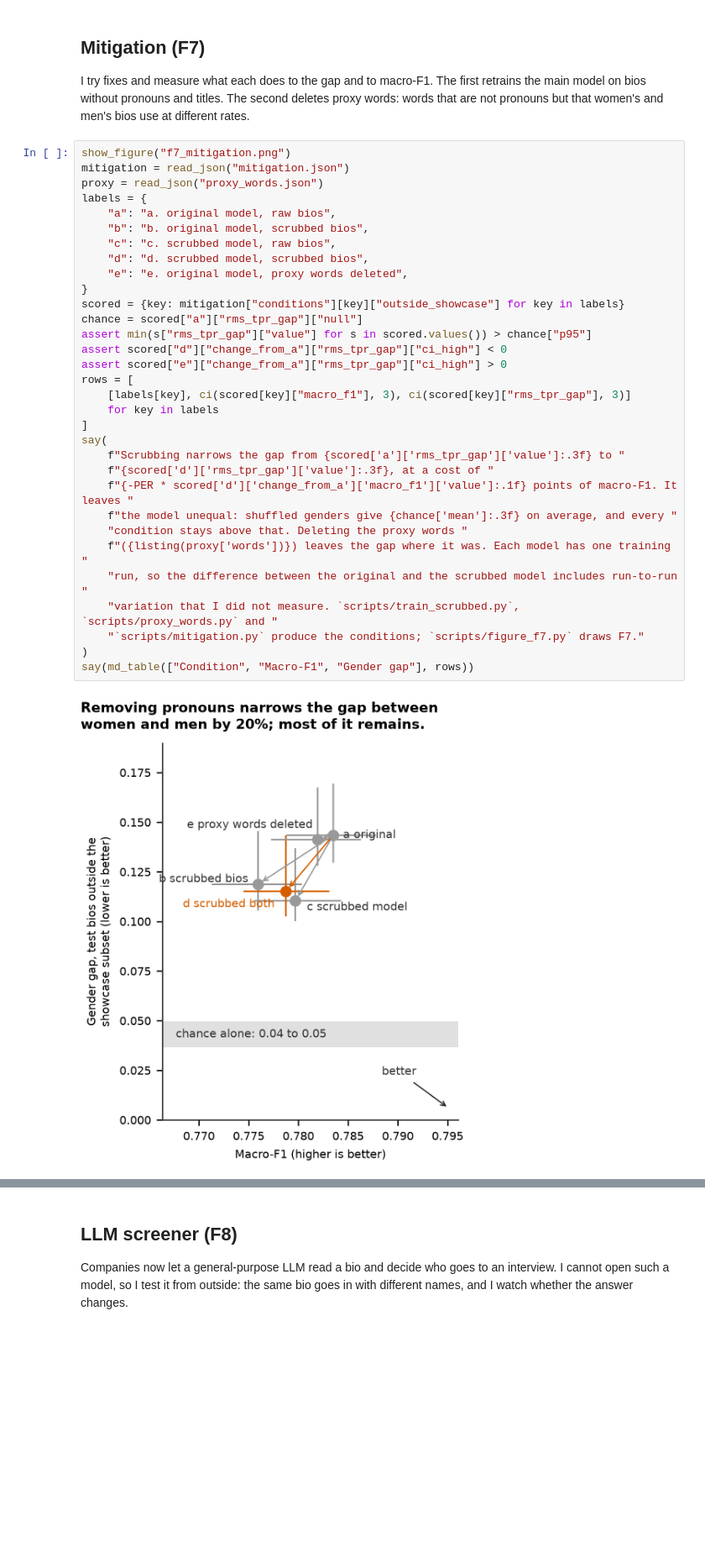
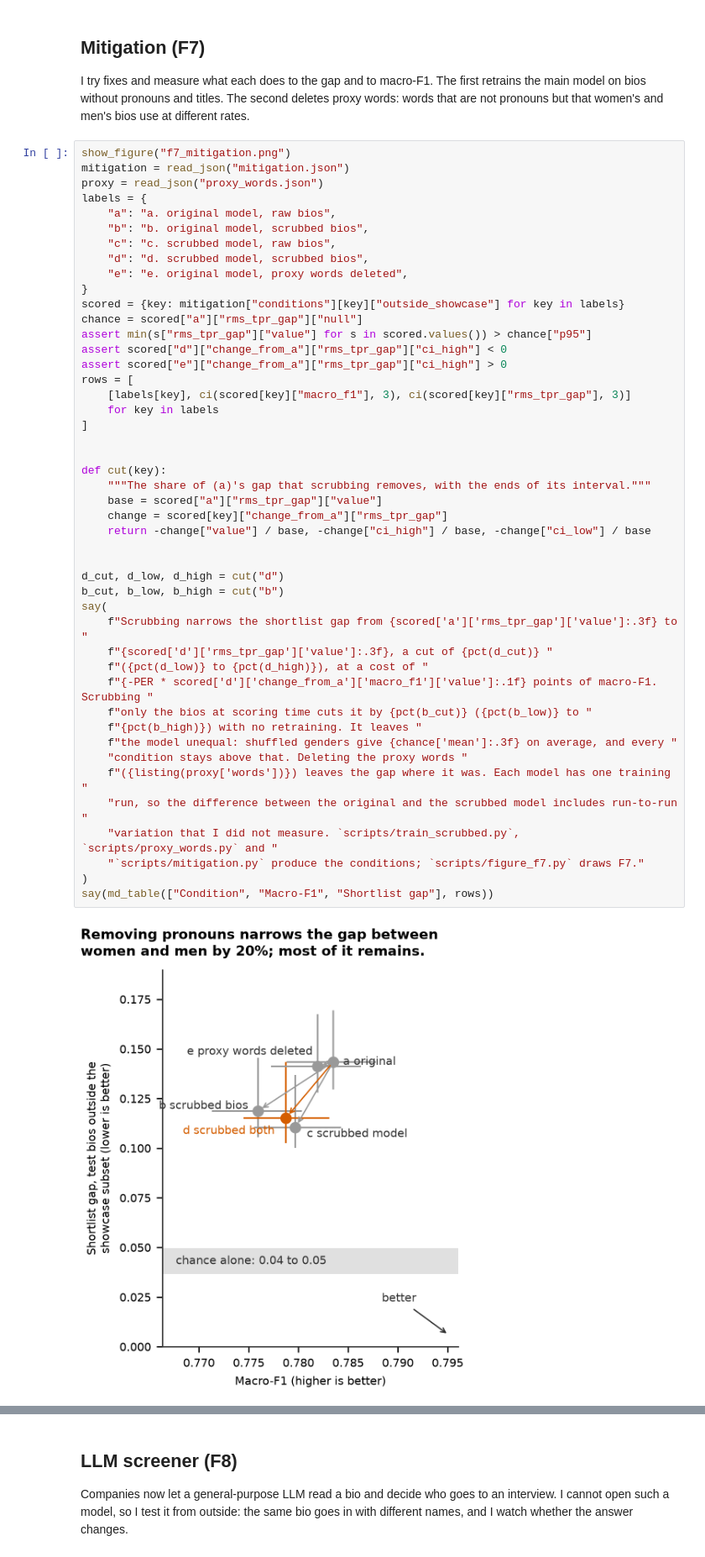
Before and after one commit to mangelv011/hiring-bias-xai, a Jupyter notebook: notebooks/audit.ipynb, the cells around one changed output, grey strips where cells are left out. Shown at 84% size. Drawn from its saved outputs; the diff is of its cells as text; blank space fills up the shorter version.

Commit message:
README, results, model card, glossary and notebook: shortlist gap, no causal wording, likely spurious word, cut with its interval, proxy limit, four origin groups, run command

```diff
--- a/notebooks/audit.ipynb
+++ b/notebooks/audit.ipynb
@@ -484,34 +494,48 @@ not pronouns but that women's and men's bios use at different rates.
 # %%
 show_figure("f7_mitigation.png")
 mitigation = read_json("mitigation.json")
 proxy = read_json("proxy_words.json")
 labels = {
     "a": "a. original model, raw bios",
     "b": "b. original model, scrubbed bios",
     "c": "c. scrubbed model, raw bios",
     "d": "d. scrubbed model, scrubbed bios",
     "e": "e. original model, proxy words deleted",
 }
 scored = {key: mitigation["conditions"][key]["outside_showcase"] for key in labels}
 chance = scored["a"]["rms_tpr_gap"]["null"]
 assert min(s["rms_tpr_gap"]["value"] for s in scored.values()) > chance["p95"]
 assert scored["d"]["change_from_a"]["rms_tpr_gap"]["ci_high"] < 0
 assert scored["e"]["change_from_a"]["rms_tpr_gap"]["ci_high"] > 0
 rows = [
     [labels[key], ci(scored[key]["macro_f1"], 3), ci(scored[key]["rms_tpr_gap"], 3)]
     for key in labels
 ]
+
+
+def cut(key):
+    """The share of (a)'s gap that scrubbing removes, with the ends of its interval."""
+    base = scored["a"]["rms_tpr_gap"]["value"]
+    change = scored[key]["change_from_a"]["rms_tpr_gap"]
+    return -change["value"] / base, -change["ci_high"] / base, -change["ci_low"] / base
+
+
+d_cut, d_low, d_high = cut("d")
+b_cut, b_low, b_high = cut("b")
 say(
-    f"Scrubbing narrows the gap from {scored['a']['rms_tpr_gap']['value']:.3f} to "
-    f"{scored['d']['rms_tpr_gap']['value']:.3f}, at a cost of "
-    f"{-PER * scored['d']['change_from_a']['macro_f1']['value']:.1f} points of macro-F1. It leaves "
+    f"Scrubbing narrows the shortlist gap from {scored['a']['rms_tpr_gap']['value']:.3f} to "
+    f"{scored['d']['rms_tpr_gap']['value']:.3f}, a cut of {pct(d_cut)} "
+    f"({pct(d_low)} to {pct(d_high)}), at a cost of "
+    f"{-PER * scored['d']['change_from_a']['macro_f1']['value']:.1f} points of macro-F1. Scrubbing "
+    f"only the bios at scoring time cuts it by {pct(b_cut)} ({pct(b_low)} to "
+    f"{pct(b_high)}) with no retraining. It leaves "
     f"the model unequal: shuffled genders give {chance['mean']:.3f} on average, and every "
     "condition stays above that. Deleting the proxy words "
     f"({listing(proxy['words'])}) leaves the gap where it was. Each model has one training "
     "run, so the difference between the original and the scrubbed model includes run-to-run "
     "variation that I did not measure. `scripts/train_scrubbed.py`, `scripts/proxy_words.py` and "
     "`scripts/mitigation.py` produce the conditions; `scripts/figure_f7.py` draws F7."
 )
-say(md_table(["Condition", "Macro-F1", "Gender gap"], rows))
+say(md_table(["Condition", "Macro-F1", "Shortlist gap"], rows))
 # %% [output]
-[figure, old version]
+[figure, new version]
```
Also changed, not shown: parts of 8 cells of this notebook, 9 other files.
